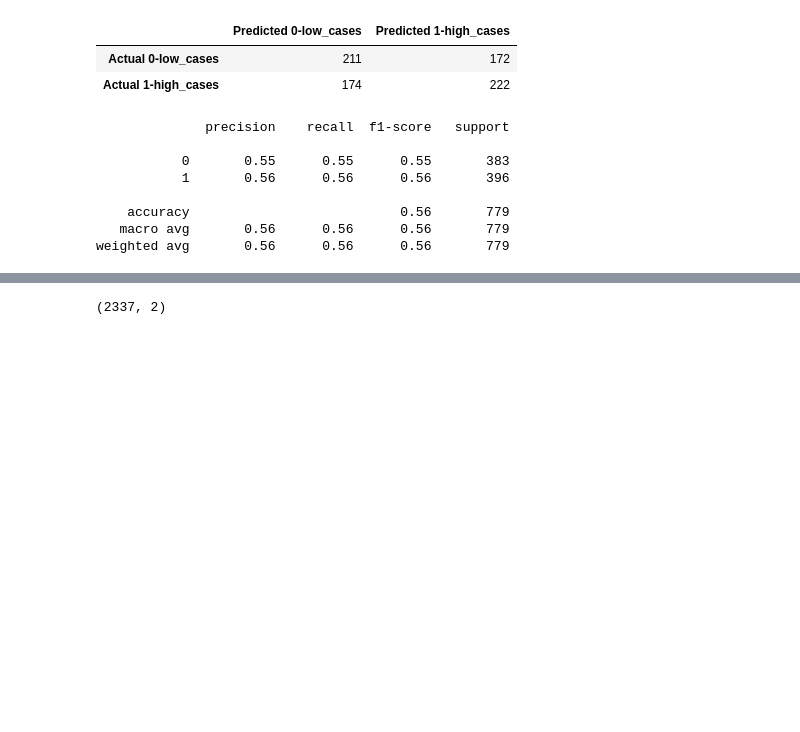
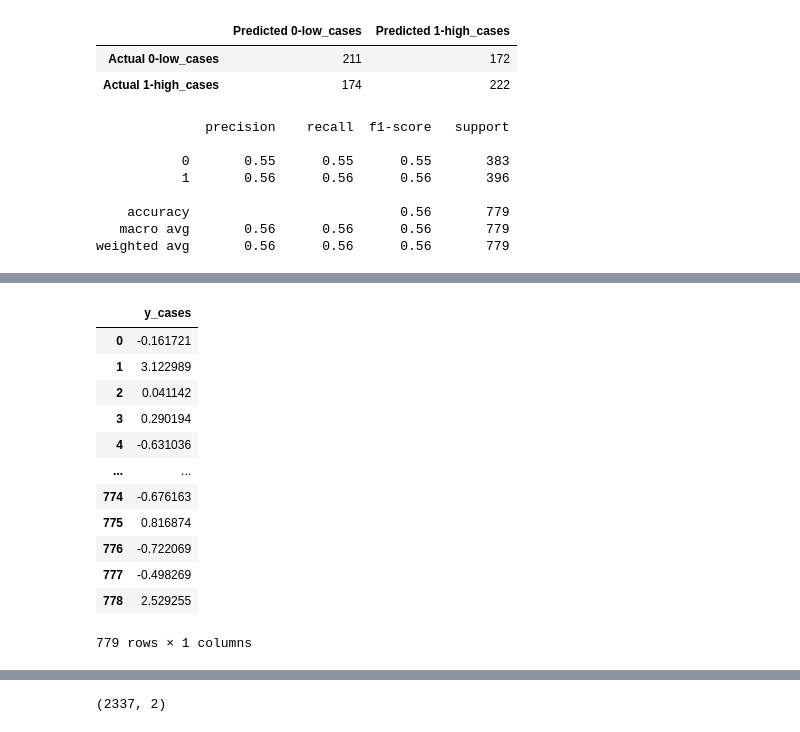
Before and after one commit to josephrodini/COVID-project, a Jupyter notebook: Exploring_Machine_Learning.ipynb, the cells around one changed output, grey strips where cells are left out. Saved outputs shown, nothing was run; the diff lists cells and outputs as text; code cells hidden in the pictures; blank space fills up the shorter version.

```diff
--- a/Exploring_Machine_Learning.ipynb
+++ b/Exploring_Machine_Learning.ipynb
@@ -184,0 +277,17 @@ weighted avg       0.56      0.56      0.56       779
+# %%
+df_y_cases.rename(columns = {0:'y_cases'}, inplace = True)
+df_y_cases
+# %% [output]
+|  | y_cases |
+| 0 | -0.161721 |
+| 1 | 3.122989 |
+| 2 | 0.041142 |
+| 3 | 0.290194 |
+| 4 | -0.631036 |
+| ... | ... |
+| 774 | -0.676163 |
+| 775 | 0.816874 |
+| 776 | -0.722069 |
+| 777 | -0.498269 |
+| 778 | 2.529255 |
+779 rows × 1 columns
```
Also changed, not shown: parts of 11 cells of this notebook.
